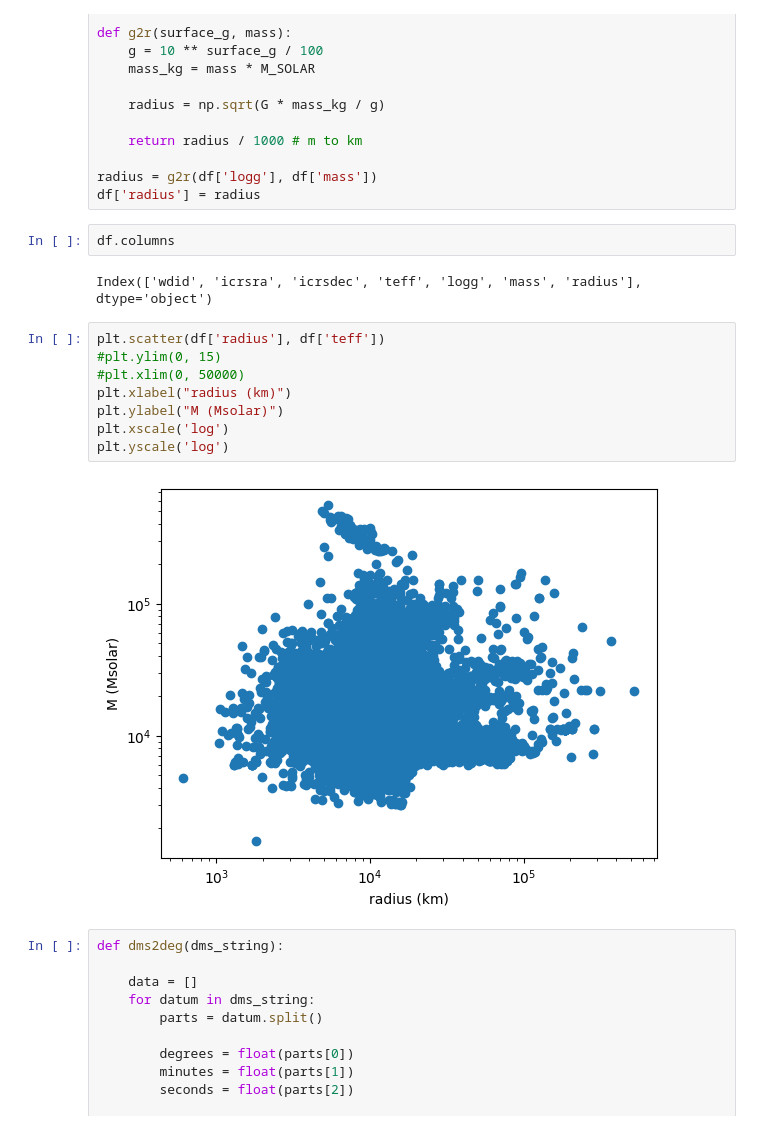
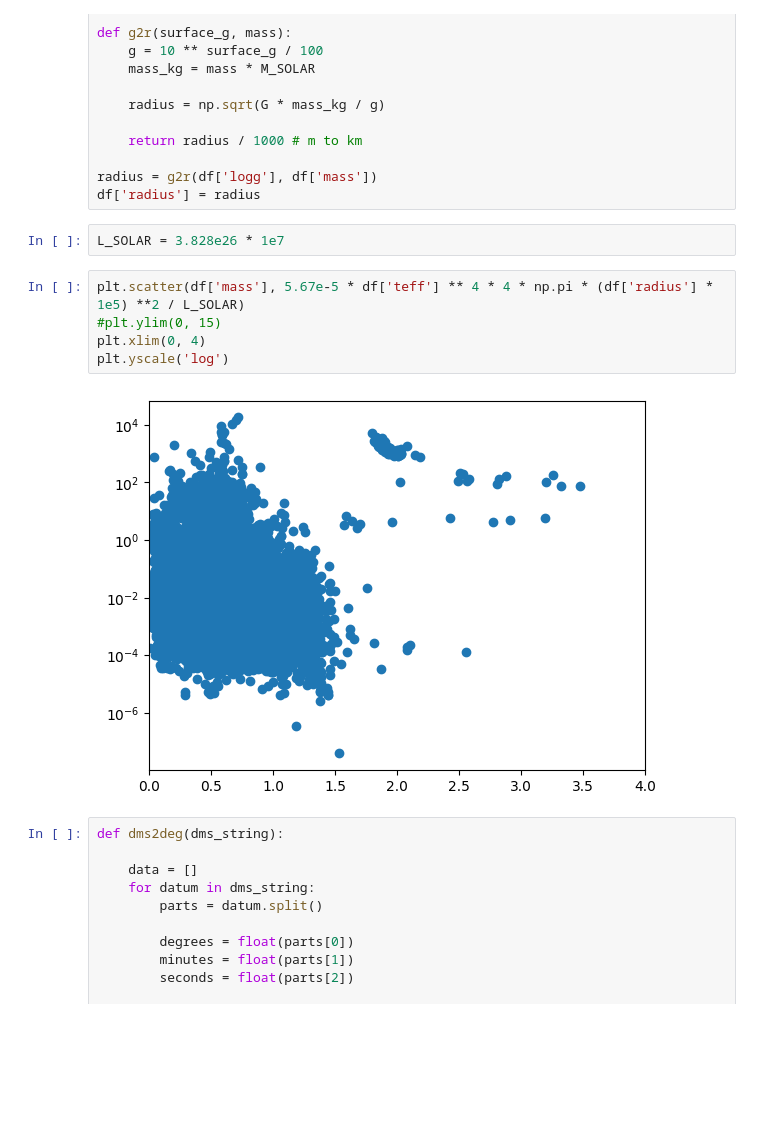
Before and after one commit to yttcari/FYP, a Jupyter notebook: data/analysis.ipynb, the cells around one changed output. Drawn from its saved outputs; the diff is of its cells as text; blank space fills up the shorter version.

```diff
--- a/data/analysis.ipynb
+++ b/data/analysis.ipynb
@@ -40,19 +22,14 @@ def g2r(surface_g, mass):
 radius = g2r(df['logg'], df['mass'])
 df['radius'] = radius
 # %%
-df.columns
+L_SOLAR = 3.828e26 * 1e7
-# %% [output]
-Index(['wdid', 'icrsra', 'icrsdec', 'teff', 'logg', 'mass', 'radius'], dtype='object')
 # %%
-plt.scatter(df['radius'], df['teff'])
+plt.scatter(df['mass'], 5.67e-5 * df['teff'] ** 4 * 4 * np.pi * (df['radius'] * 1e5) **2 / L_SOLAR)
 #plt.ylim(0, 15)
-#plt.xlim(0, 50000)
-plt.xlabel("radius (km)")
-plt.ylabel("M (Msolar)")
-plt.xscale('log')
+plt.xlim(0, 4)
 plt.yscale('log')
 # %% [output]
-[figure, old version]
+[figure, new version]
 # %%
 def dms2deg(dms_string):
 
```
Also changed, not shown: parts of 2 cells of this notebook, 2 other files.
